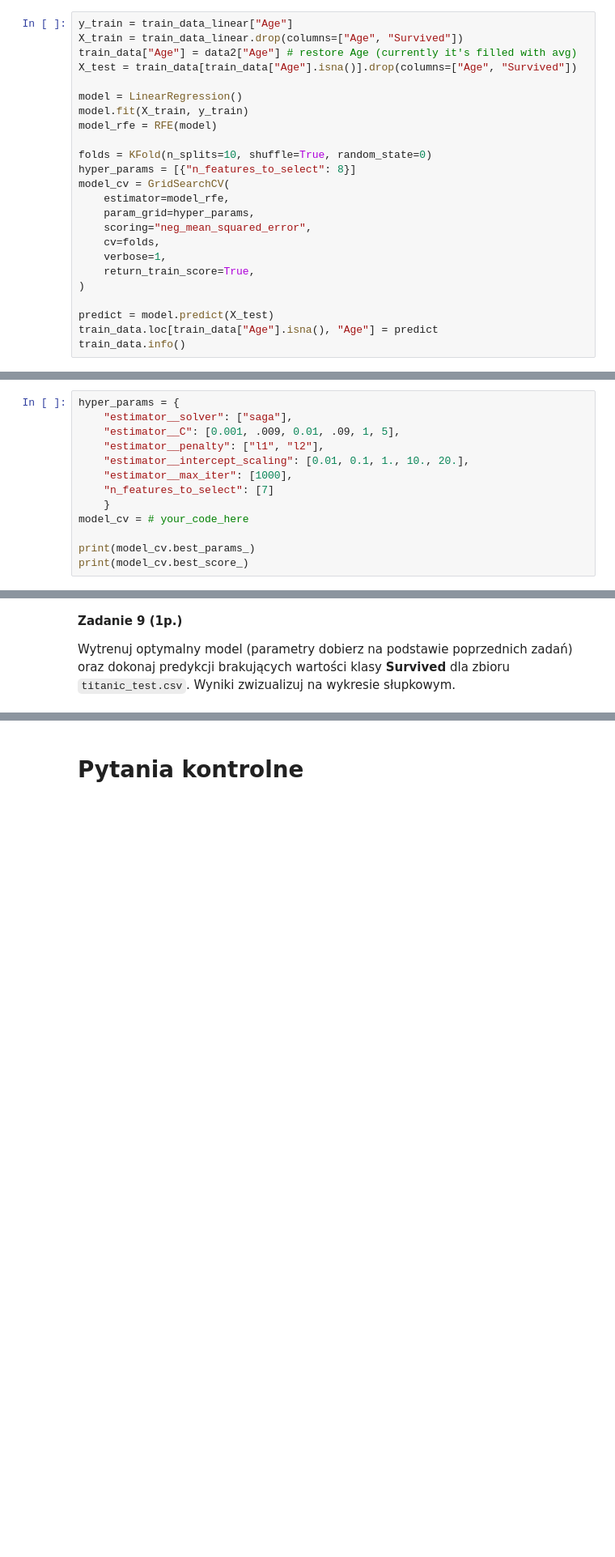
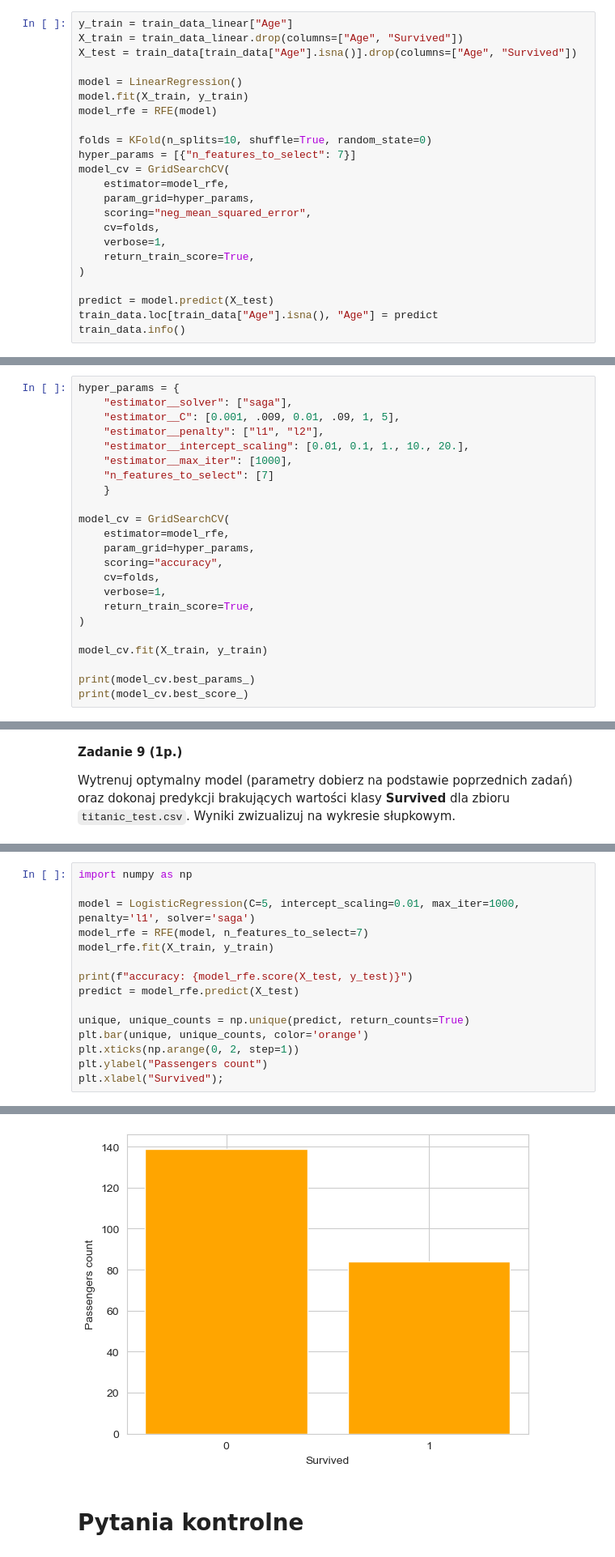
Before and after one commit to proman3419/AGH-WIET-INF-PSI-2022, a Jupyter notebook: lab1/lab_1_introduction.ipynb, the cells around one changed output, grey strips where cells are left out. Shown at 81% size. Drawn from its saved outputs; the diff is of its cells as text; blank space fills up the shorter version.

```diff
--- a/lab1/lab_1_introduction.ipynb
+++ b/lab1/lab_1_introduction.ipynb
@@ -488,7 +485,6 @@ Wykonaj poniższe czynności:
 # %%
 y_train = train_data_linear["Age"]
 X_train = train_data_linear.drop(columns=["Age", "Survived"])
-train_data["Age"] = data2["Age"] # restore Age (currently it's filled with avg)
 X_test = train_data[train_data["Age"].isna()].drop(columns=["Age", "Survived"])
 
 model = LinearRegression()
@@ -496,7 +492,7 @@ model.fit(X_train, y_train)
 model_rfe = RFE(model)
 
 folds = KFold(n_splits=10, shuffle=True, random_state=0)
-hyper_params = [{"n_features_to_select": 8}]
+hyper_params = [{"n_features_to_select": 7}]
 model_cv = GridSearchCV(
     estimator=model_rfe,
     param_grid=hyper_params,
@@ -696,7 +706,17 @@ hyper_params = {
     "estimator__max_iter": [1000],
     "n_features_to_select": [7]
     }
-model_cv = # your_code_here
+
+model_cv = GridSearchCV(
+    estimator=model_rfe,
+    param_grid=hyper_params,
+    scoring="accuracy",
+    cv=folds,
+    verbose=1,
+    return_train_score=True,
+)
+
+model_cv.fit(X_train, y_train)
 
 print(model_cv.best_params_)
 print(model_cv.best_score_)
@@ -710,0 +731,16 @@ Wytrenuj optymalny model (parametry dobierz na podstawie poprzednich zadań) ora
+# %%
+import numpy as np
+
+model = LogisticRegression(C=5, intercept_scaling=0.01, max_iter=1000, penalty='l1', solver='saga')
+model_rfe = RFE(model, n_features_to_select=7)
+model_rfe.fit(X_train, y_train)
+
+print(f"accuracy: {model_rfe.score(X_test, y_test)}")
+predict = model_rfe.predict(X_test)
+
+unique, unique_counts = np.unique(predict, return_counts=True)
+plt.bar(unique, unique_counts, color='orange')
+plt.xticks(np.arange(0, 2, step=1))
+plt.ylabel("Passengers count")
+plt.xlabel("Survived");
+# %% [output]
@@ -711,3 +748,4 @@ Wytrenuj optymalny model (parametry dobierz na podstawie poprzednich zadań) ora
+[figure, added]
 # %% [markdown]
 # Pytania kontrolne
 # %% [markdown]
```
Also changed, not shown: parts of 19 cells of this notebook.
